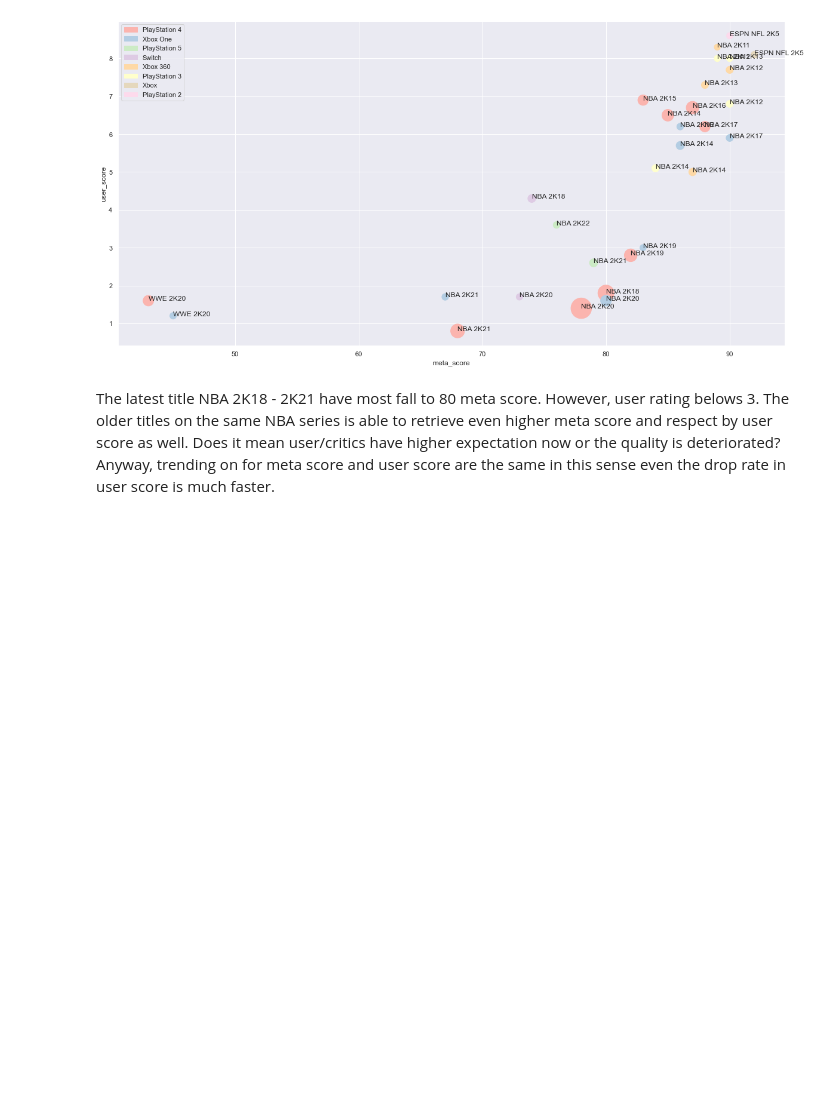
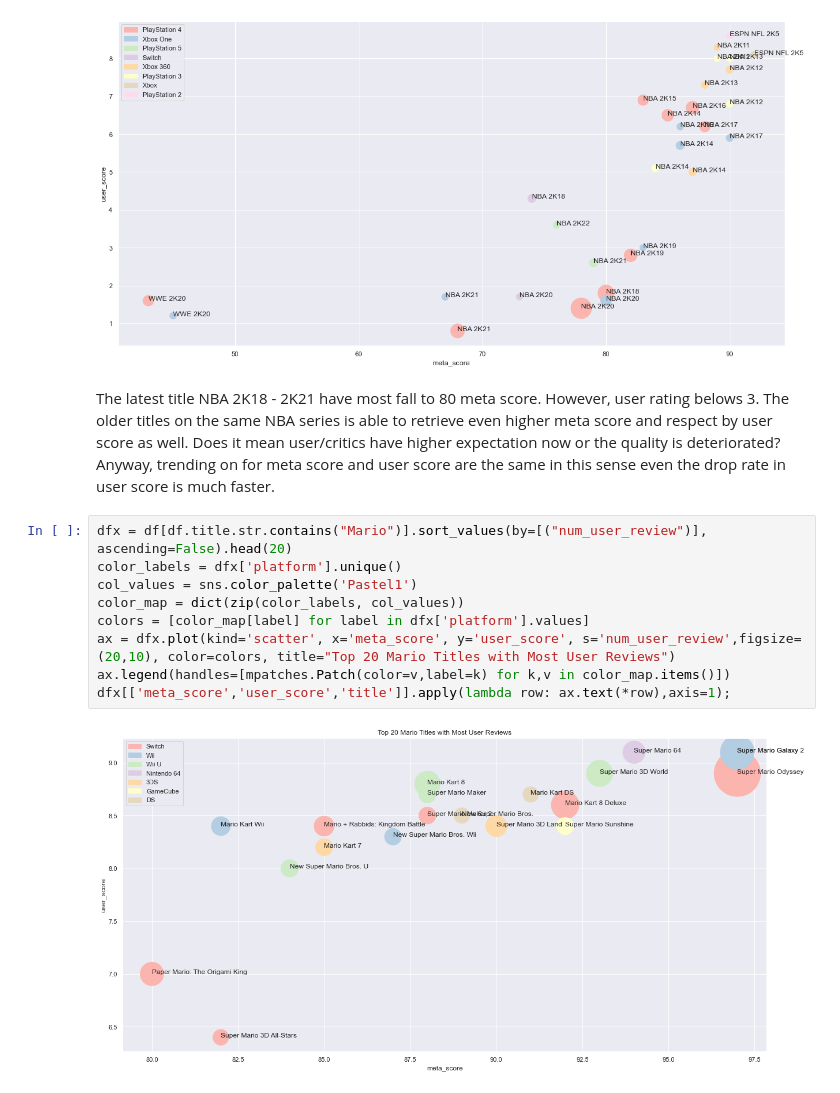
Before and after one commit to sunlung/Metacritic-Games-Analysis, a Jupyter notebook: explorer.ipynb, the cells around one changed output. Saved outputs shown, nothing was run; the diff lists cells and outputs as text; blank space fills up the shorter version.

```diff
--- a/explorer.ipynb
+++ b/explorer.ipynb
@@ -235,3 +235,14 @@ dfx[['meta_score','user_score','title']].apply(lambda row: ax.text(*row),axis=1)
 [figure]
 # %% [markdown]
 The latest title NBA 2K18 - 2K21 have most fall to 80 meta score. However, user rating belows 3. The older titles on the same NBA series is able to retrieve even higher meta score and respect by user score as well. Does it mean user/critics have higher expectation now or the quality is deteriorated? Anyway, trending on for meta score and user score are the same in this sense even the drop rate in user score is much faster.
+# %%
+dfx = df[df.title.str.contains("Mario")].sort_values(by=[("num_user_review")], ascending=False).head(20)
+color_labels = dfx['platform'].unique()
+col_values = sns.color_palette('Pastel1')
+color_map = dict(zip(color_labels, col_values))
+colors = [color_map[label] for label in dfx['platform'].values]
+ax = dfx.plot(kind='scatter', x='meta_score', y='user_score', s='num_user_review',figsize=(20,10), color=colors, title="Top 20 Mario Titles with Most User Reviews")
+ax.legend(handles=[mpatches.Patch(color=v,label=k) for k,v in color_map.items()])
+dfx[['meta_score','user_score','title']].apply(lambda row: ax.text(*row),axis=1);
+# %% [output]
+[figure, added]
```
